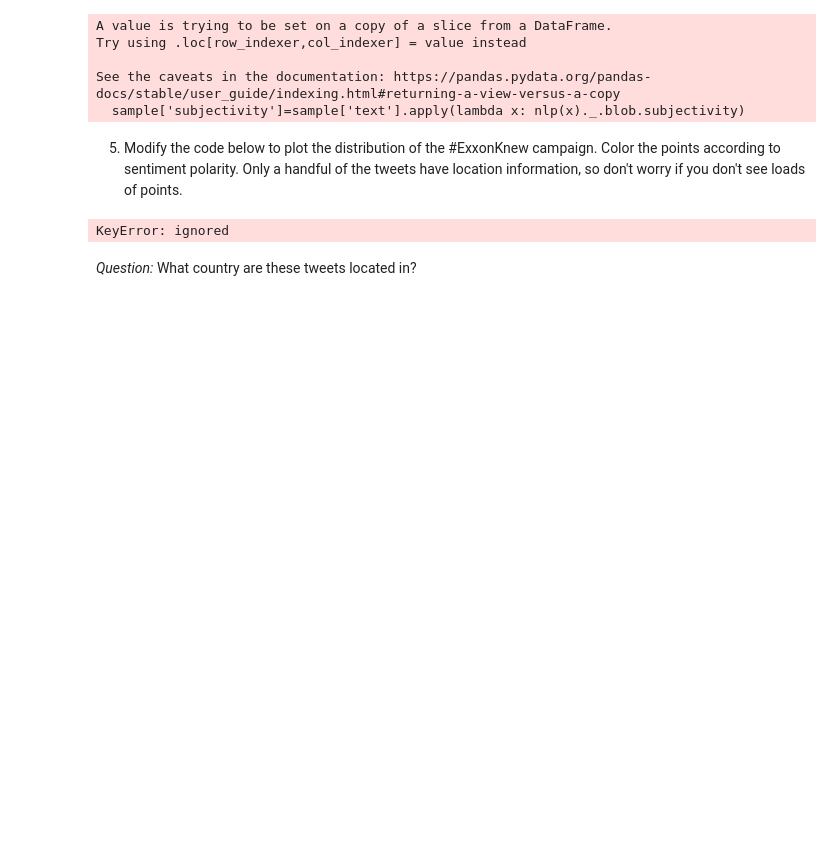
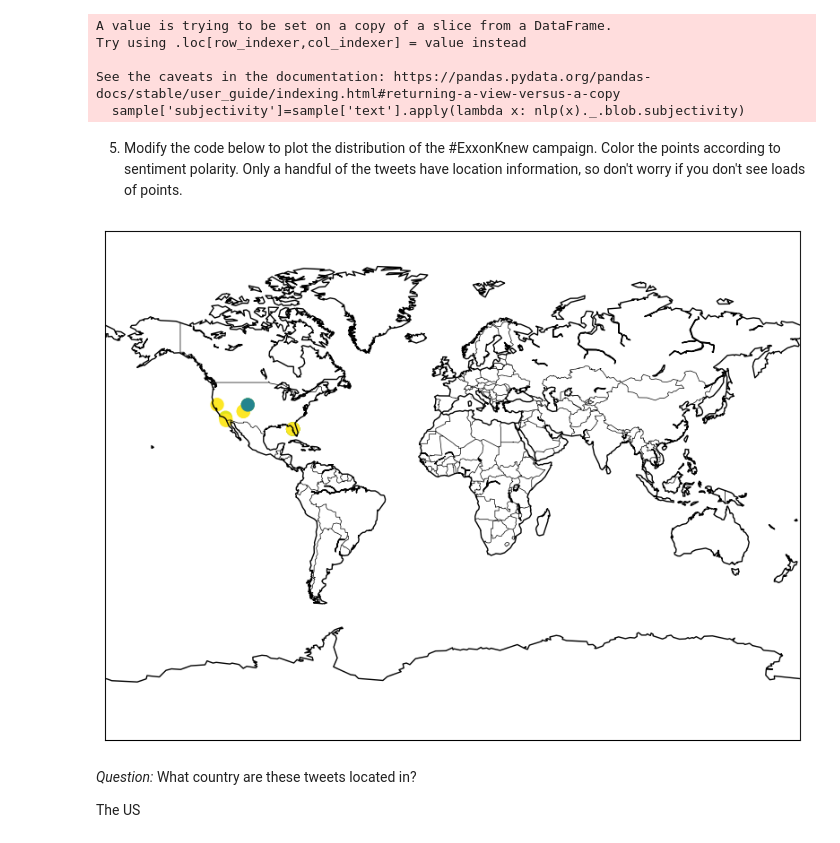
Before and after one commit to mizukihiruma/QM2, a Jupyter notebook: notebooks/W04. Natural Language Processing.ipynb, the cells around one changed output. Drawn from its saved outputs; the diff is of its cells as text; code cells hidden in the pictures; blank space fills up the shorter version.

```diff
--- a/notebooks/W04. Natural Language Processing.ipynb
+++ b/notebooks/W04. Natural Language Processing.ipynb
@@ -733,29 +732,27 @@ See the caveats in the documentation: https://pandas.pydata.org/pandas-docs/stab
 # %% [markdown]
 5. Modify the code below to plot the distribution of the #ExxonKnew campaign. Color the points according to sentiment polarity. Only a handful of the tweets have location information, so don't worry if you don't see loads of points.
 # %%
-%%capture
-!pip install matplotlib basemap
-
 import matplotlib.pyplot as plt
 from mpl_toolkits.basemap import Basemap
-import pandas as pd
-
 
 map = Basemap(projection='mill')
 
 map.drawcountries()
 map.drawcoastlines()
 
 map.scatter(
-      x=tweets['longitude'],
-      y=tweets['latitude'],
-      color=tweets['polarity'],
+      x=sample['latitude'],
+      y=sample['longitude'],
+      c=sample['polarity'],
+      s=100,
       latlon=True,
       vmin=-1,
       vmax=0)
 
 plt.show()
 # %% [output]
-KeyError: ignored
+[figure, added]
 # %% [markdown]
 *Question:* What country are these tweets located in?
+
+The US
```
Also changed, not shown: parts of 4 cells of this notebook.
